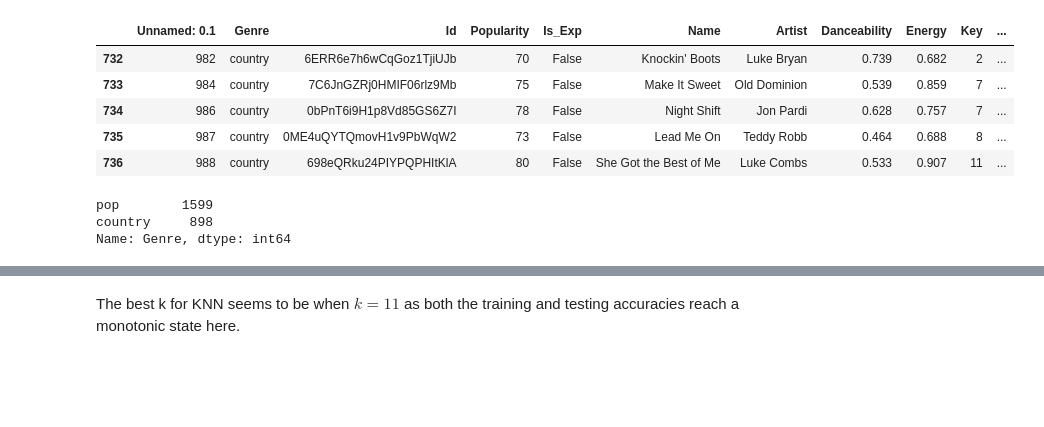
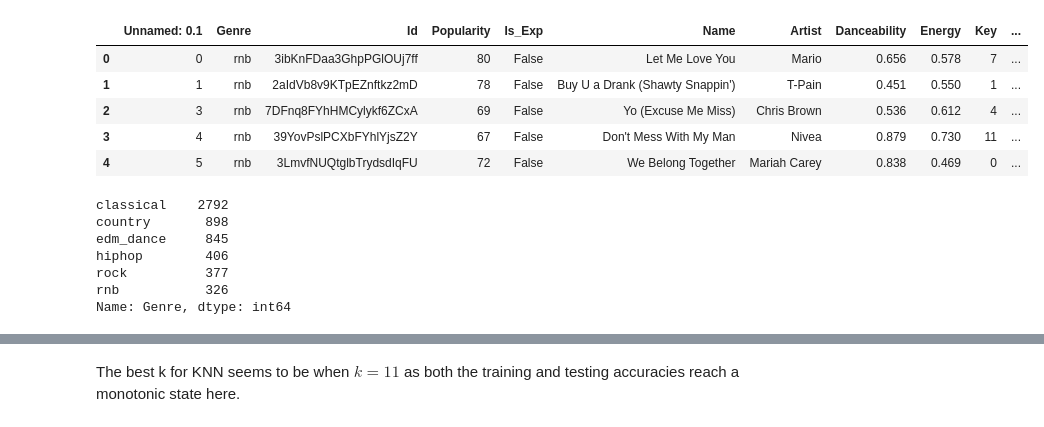
Before and after one commit to ml-project-group-8/music-genre-predictor, a Jupyter notebook: source/Visualization.ipynb, the cells around one changed output, grey strips where cells are left out. Cells and saved outputs as stored; diff of their text form; code cells hidden in the pictures; blank space fills up the shorter version.

```diff
--- a/source/Visualization.ipynb
+++ b/source/Visualization.ipynb
@@ -5,33 +7,37 @@ import warnings; warnings.simplefilter('ignore')
 # %%
 df     = pd.read_csv("data/lyrical_genius.csv")
 
-df = df[((df["Genre"] == "pop") | (df["Genre"] ==  "country"))]
+df = df[((df["Genre"] != "pop"))]
 df = df.drop(columns="Unnamed: 0")
 df = df.drop_duplicates(subset=["Name","Artist"],keep=False)
 
 genres = df["Genre"].unique()
 unique_colors = [
     '#e6194b', '#3cb44b', '#ffe119', '#4363d8', '#f58231', '#911eb4', '#46f0f0', '#f032e6', '#bcf60c', '#fabebe', '#008080', '#e6beff', '#9a6324', '#fffac8', '#800000', '#aaffc3', '#808000', '#ffd8b1', '#000075', '#808080'
 ]
 colors = {}
 i = 0
 for genre in genres:
     colors[genre] = unique_colors[i]
     i+=1
 colors_list = [colors[genre] for genre in genres]
 df.head()
 # %% [output]
 |  | Unnamed: 0.1 | Genre | Id | Popularity | Is_Exp | Name | Artist | Danceability | Energy | Key | ... |
-| 732 | 982 | country | 6ERR6e7h6wCqGoz1TjiUJb | 70 | False | Knockin' Boots | Luke Bryan | 0.739 | 0.682 | 2 | ... |
-| 733 | 984 | country | 7C6JnGZRj0HMIF06rlz9Mb | 75 | False | Make It Sweet | Old Dominion | 0.539 | 0.859 | 7 | ... |
-| 734 | 986 | country | 0bPnT6i9H1p8Vd85GS6Z7I | 78 | False | Night Shift | Jon Pardi | 0.628 | 0.757 | 7 | ... |
-| 735 | 987 | country | 0ME4uQYTQmovH1v9PbWqW2 | 73 | False | Lead Me On | Teddy Robb | 0.464 | 0.688 | 8 | ... |
-| 736 | 988 | country | 698eQRku24PIYPQPHItKlA | 80 | False | She Got the Best of Me | Luke Combs | 0.533 | 0.907 | 11 | ... |
+| 0 | 0 | rnb | 3ibKnFDaa3GhpPGlOUj7ff | 80 | False | Let Me Love You | Mario | 0.656 | 0.578 | 7 | ... |
+| 1 | 1 | rnb | 2aIdVb8v9KTpEZnftkz2mD | 78 | False | Buy U a Drank (Shawty Snappin') | T-Pain | 0.451 | 0.550 | 1 | ... |
+| 2 | 3 | rnb | 7DFnq8FYhHMCylykf6ZCxA | 69 | False | Yo (Excuse Me Miss) | Chris Brown | 0.536 | 0.612 | 4 | ... |
+| 3 | 4 | rnb | 39YovPslPCXbFYhlYjsZ2Y | 67 | False | Don't Mess With My Man | Nivea | 0.879 | 0.730 | 11 | ... |
+| 4 | 5 | rnb | 3LmvfNUQtglbTrydsdIqFU | 72 | False | We Belong Together | Mariah Carey | 0.838 | 0.469 | 0 | ... |
 # %%
 df["Genre"].value_counts()
 # %% [output]
-pop        1599
-country     898
+classical    2792
+country       898
+edm_dance     845
+hiphop        406
+rock          377
+rnb           326
 Name: Genre, dtype: int64
 # %%
 x_cols    = ["Is_Exp","Danceability","Energy","Key","Loudness","Mode","Speechiness","Acousticness","Instrumentalness","Liveness","Valence","Tempo","Time_Signature"]
```
Also changed, not shown: parts of 14 cells of this notebook, 8 other files.
